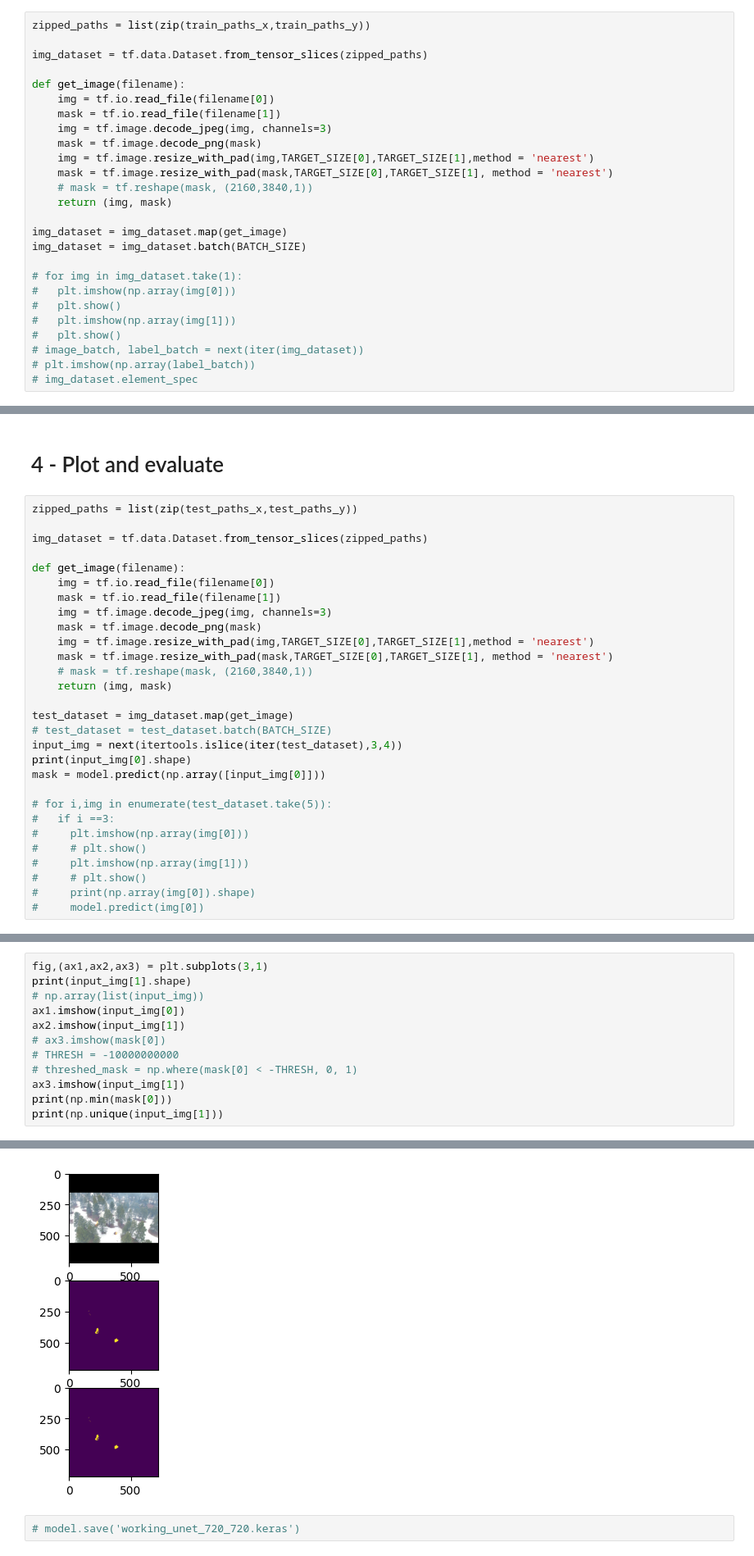
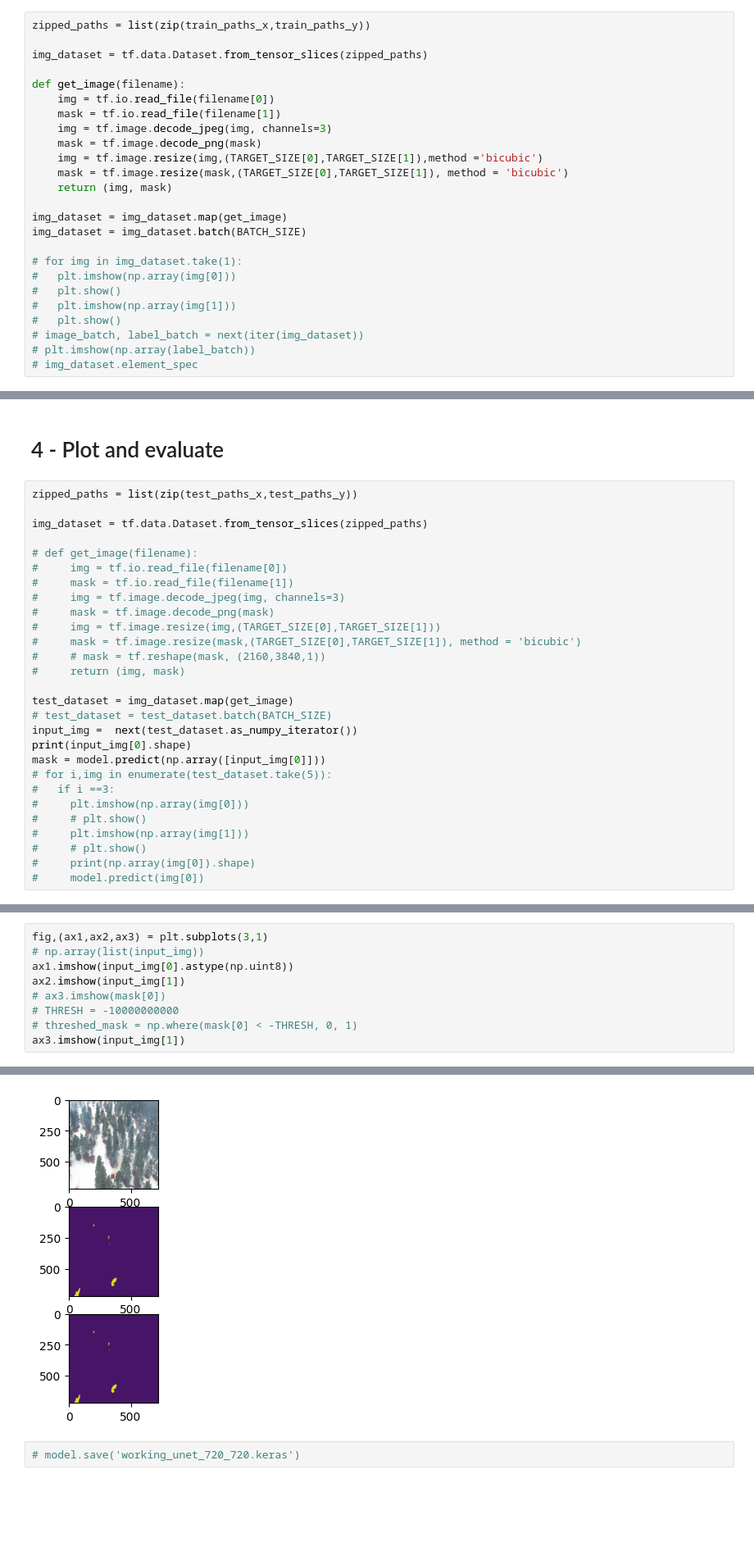
Before and after one commit to itsm1kekay/wildfire-detection, a Jupyter notebook: src/ee981.ipynb, the cells around one changed output, grey strips where cells are left out. Shown at 82% size. Drawn from its saved outputs; the diff is of its cells as text; blank space fills up the shorter version.

```diff
--- a/src/ee981.ipynb
+++ b/src/ee981.ipynb
@@ -88,9 +84,8 @@ def get_image(filename):
     mask = tf.io.read_file(filename[1])
     img = tf.image.decode_jpeg(img, channels=3)
     mask = tf.image.decode_png(mask)
-    img = tf.image.resize_with_pad(img,TARGET_SIZE[0],TARGET_SIZE[1],method = 'nearest')
-    mask = tf.image.resize_with_pad(mask,TARGET_SIZE[0],TARGET_SIZE[1], method = 'nearest')
-    # mask = tf.reshape(mask, (2160,3840,1))
+    img = tf.image.resize(img,(TARGET_SIZE[0],TARGET_SIZE[1]),method ='bicubic')
+    mask = tf.image.resize(mask,(TARGET_SIZE[0],TARGET_SIZE[1]), method = 'bicubic')
     return (img, mask)
 
 img_dataset = img_dataset.map(get_image)
@@ -280,22 +286,21 @@ zipped_paths = list(zip(test_paths_x,test_paths_y))
 
 img_dataset = tf.data.Dataset.from_tensor_slices(zipped_paths)
 
-def get_image(filename):
-    img = tf.io.read_file(filename[0])
-    mask = tf.io.read_file(filename[1])
-    img = tf.image.decode_jpeg(img, channels=3)
-    mask = tf.image.decode_png(mask)
-    img = tf.image.resize_with_pad(img,TARGET_SIZE[0],TARGET_SIZE[1],method = 'nearest')
-    mask = tf.image.resize_with_pad(mask,TARGET_SIZE[0],TARGET_SIZE[1], method = 'nearest')
-    # mask = tf.reshape(mask, (2160,3840,1))
-    return (img, mask)
+# def get_image(filename):
+#     img = tf.io.read_file(filename[0])
+#     mask = tf.io.read_file(filename[1])
+#     img = tf.image.decode_jpeg(img, channels=3)
+#     mask = tf.image.decode_png(mask)
+#     img = tf.image.resize(img,(TARGET_SIZE[0],TARGET_SIZE[1]))
+#     mask = tf.image.resize(mask,(TARGET_SIZE[0],TARGET_SIZE[1]), method = 'bicubic')
+#     # mask = tf.reshape(mask, (2160,3840,1))
+#     return (img, mask)
 
 test_dataset = img_dataset.map(get_image)
 # test_dataset = test_dataset.batch(BATCH_SIZE)
-input_img = next(itertools.islice(iter(test_dataset),3,4))
+input_img =  next(test_dataset.as_numpy_iterator())
 print(input_img[0].shape)
 mask = model.predict(np.array([input_img[0]]))
-
 # for i,img in enumerate(test_dataset.take(5)):
 #   if i ==3:
 #     plt.imshow(np.array(img[0]))
@@ -310,13 +315,10 @@ mask = model.predict(np.array([input_img[0]]))
 # %%
 fig,(ax1,ax2,ax3) = plt.subplots(3,1)
-print(input_img[1].shape)
 # np.array(list(input_img))
-ax1.imshow(input_img[0])
+ax1.imshow(input_img[0].astype(np.uint8))
 ax2.imshow(input_img[1])
 # ax3.imshow(mask[0])
 # THRESH = -10000000000
 # threshed_mask = np.where(mask[0] < -THRESH, 0, 1)
 ax3.imshow(input_img[1])
-print(np.min(mask[0]))
-print(np.unique(input_img[1]))
 # %% [output]
@@ -326,3 +329,3 @@ print(np.unique(input_img[1]))
-[figure, old version]
+[figure, new version]
 # %%
 # model.save('working_unet_720_720.keras')
```
Also changed, not shown: parts of 11 cells of this notebook.
